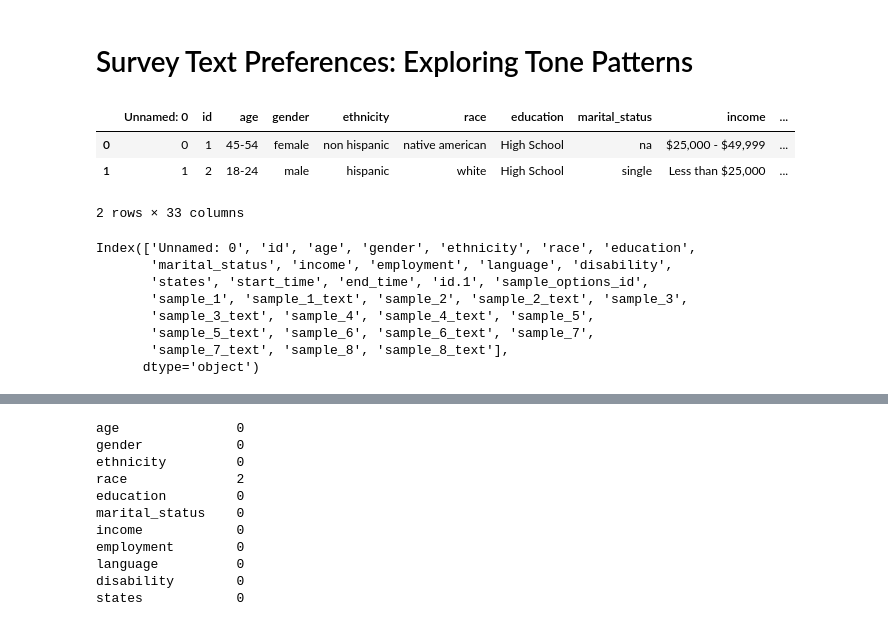
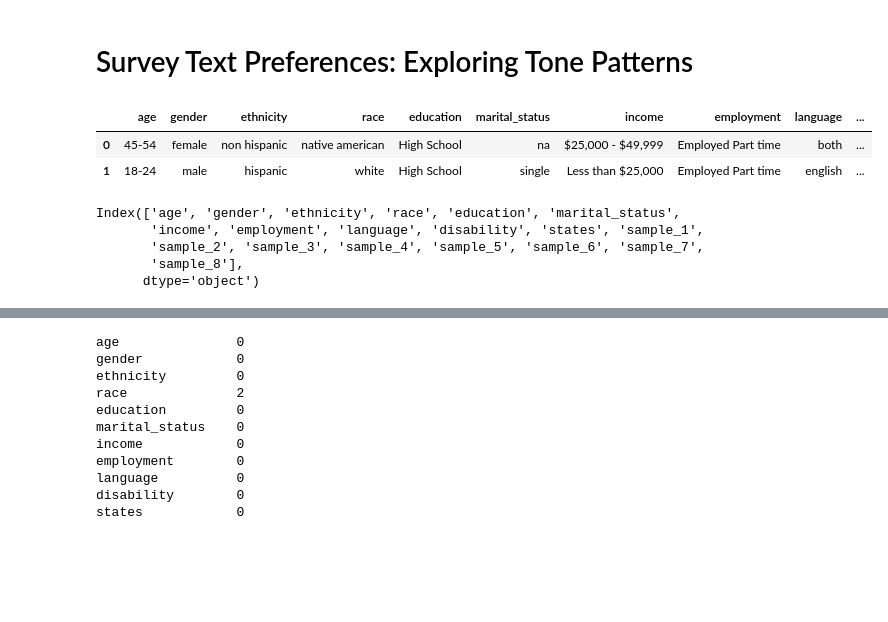
Before and after one commit to esoto15/text-tone-preference-analysis, a Jupyter notebook: data-analysis.ipynb, the cells around one changed output, grey strips where cells are left out. Saved outputs shown, nothing was run; the diff lists cells and outputs as text; code cells hidden in the pictures; blank space fills up the shorter version.

```diff
--- a/data-analysis.ipynb
+++ b/data-analysis.ipynb
@@ -4,21 +4,17 @@
 import pandas as pd
 import re
 # %%
-df = pd.read_excel('Official_Data.xlsx')
+df = pd.read_excel('final_data.xlsx')
 df.head(2)
 # %% [output]
-|  | Unnamed: 0 | id | age | gender | ethnicity | race | education | marital_status | income | ... |
-| 0 | 0 | 1 | 45-54 | female | non hispanic | native american | High School | na | $25,000 - $49,999 | ... |
-| 1 | 1 | 2 | 18-24 | male | hispanic | white | High School | single | Less than $25,000 | ... |
+|  | age | gender | ethnicity | race | education | marital_status | income | employment | language | ... |
+| 0 | 45-54 | female | non hispanic | native american | High School | na | $25,000 - $49,999 | Employed Part time | both | ... |
+| 1 | 18-24 | male | hispanic | white | High School | single | Less than $25,000 | Employed Part time | english | ... |
-2 rows × 33 columns
 # %%
 df.columns
 # %% [output]
-Index(['Unnamed: 0', 'id', 'age', 'gender', 'ethnicity', 'race', 'education',
-       'marital_status', 'income', 'employment', 'language', 'disability',
-       'states', 'start_time', 'end_time', 'id.1', 'sample_options_id',
-       'sample_1', 'sample_1_text', 'sample_2', 'sample_2_text', 'sample_3',
-       'sample_3_text', 'sample_4', 'sample_4_text', 'sample_5',
-       'sample_5_text', 'sample_6', 'sample_6_text', 'sample_7',
-       'sample_7_text', 'sample_8', 'sample_8_text'],
+Index(['age', 'gender', 'ethnicity', 'race', 'education', 'marital_status',
+       'income', 'employment', 'language', 'disability', 'states', 'sample_1',
+       'sample_2', 'sample_3', 'sample_4', 'sample_5', 'sample_6', 'sample_7',
+       'sample_8'],
       dtype='object')
```
Also changed, not shown: parts of 17 cells of this notebook, 4 other files.
